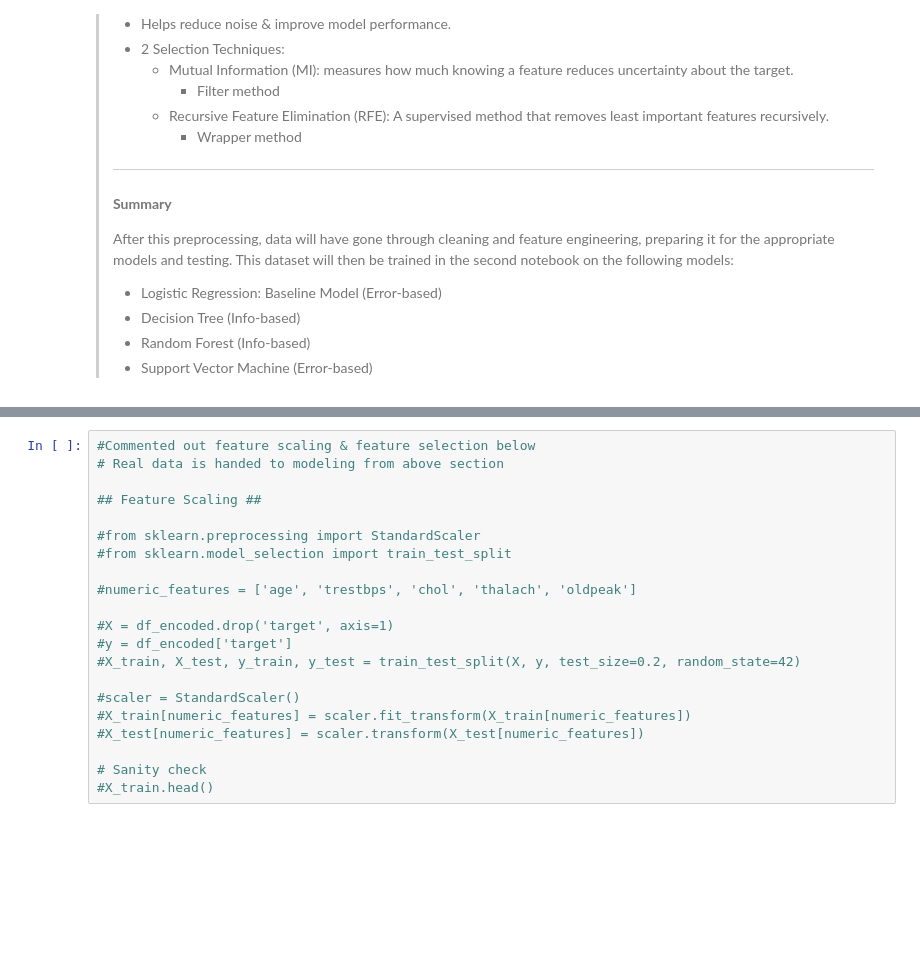
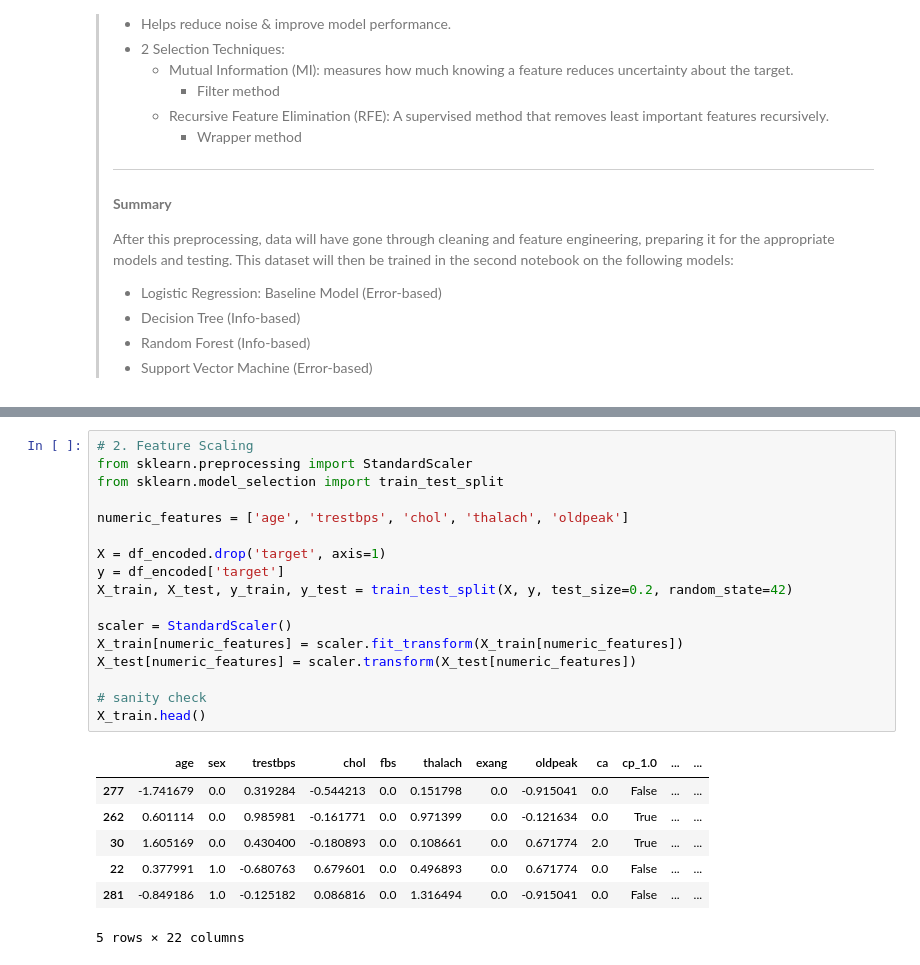
Before and after one commit to vinhbin/heartdiseaseDS, a Jupyter notebook: preprocessing_nb.ipynb, the cells around one changed output, grey strips where cells are left out. Saved outputs shown, nothing was run; the diff lists cells and outputs as text; blank space fills up the shorter version.

```diff
--- a/preprocessing_nb.ipynb
+++ b/preprocessing_nb.ipynb
@@ -819,22 +884,26 @@ Encoded data shape: (297, 19)
 # %%
-#Commented out feature scaling & feature selection below
-# Real data is handed to modeling from above section
+# 2. Feature Scaling
+from sklearn.preprocessing import StandardScaler
+from sklearn.model_selection import train_test_split
 
-## Feature Scaling ##
+numeric_features = ['age', 'trestbps', 'chol', 'thalach', 'oldpeak']
 
-#from sklearn.preprocessing import StandardScaler
-#from sklearn.model_selection import train_test_split
+X = df_encoded.drop('target', axis=1)
+y = df_encoded['target']
+X_train, X_test, y_train, y_test = train_test_split(X, y, test_size=0.2, random_state=42)
 
-#numeric_features = ['age', 'trestbps', 'chol', 'thalach', 'oldpeak']
+scaler = StandardScaler()
+X_train[numeric_features] = scaler.fit_transform(X_train[numeric_features])
+X_test[numeric_features] = scaler.transform(X_test[numeric_features])
 
-#X = df_encoded.drop('target', axis=1)
-#y = df_encoded['target']
-#X_train, X_test, y_train, y_test = train_test_split(X, y, test_size=0.2, random_state=42)
-
-#scaler = StandardScaler()
-#X_train[numeric_features] = scaler.fit_transform(X_train[numeric_features])
-#X_test[numeric_features] = scaler.transform(X_test[numeric_features])
-
-# Sanity check
-#X_train.head()
+# sanity check
+X_train.head()
+# %% [output]
+|  | age | sex | trestbps | chol | fbs | thalach | exang | oldpeak | ca | cp_1.0 | ... | ... |
+| 277 | -1.741679 | 0.0 | 0.319284 | -0.544213 | 0.0 | 0.151798 | 0.0 | -0.915041 | 0.0 | False | ... | ... |
+| 262 | 0.601114 | 0.0 | 0.985981 | -0.161771 | 0.0 | 0.971399 | 0.0 | -0.121634 | 0.0 | True | ... | ... |
+| 30 | 1.605169 | 0.0 | 0.430400 | -0.180893 | 0.0 | 0.108661 | 0.0 | 0.671774 | 2.0 | True | ... | ... |
+| 22 | 0.377991 | 1.0 | -0.680763 | 0.679601 | 0.0 | 0.496893 | 0.0 | 0.671774 | 0.0 | False | ... | ... |
+| 281 | -0.849186 | 1.0 | -0.125182 | 0.086816 | 0.0 | 1.316494 | 0.0 | -0.915041 | 0.0 | False | ... | ... |
+5 rows × 22 columns
 # %%
```
Also changed, not shown: parts of 27 cells of this notebook.
